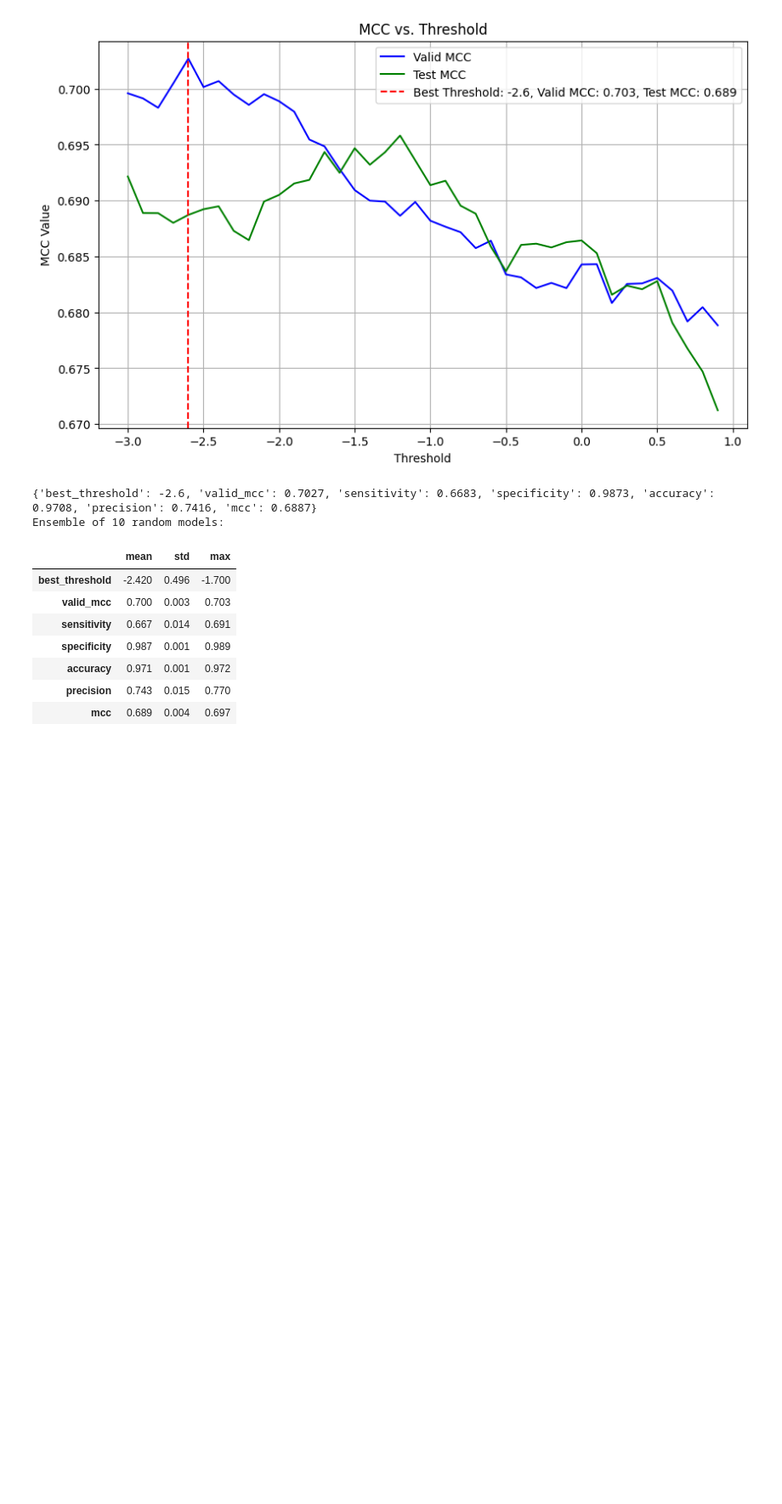
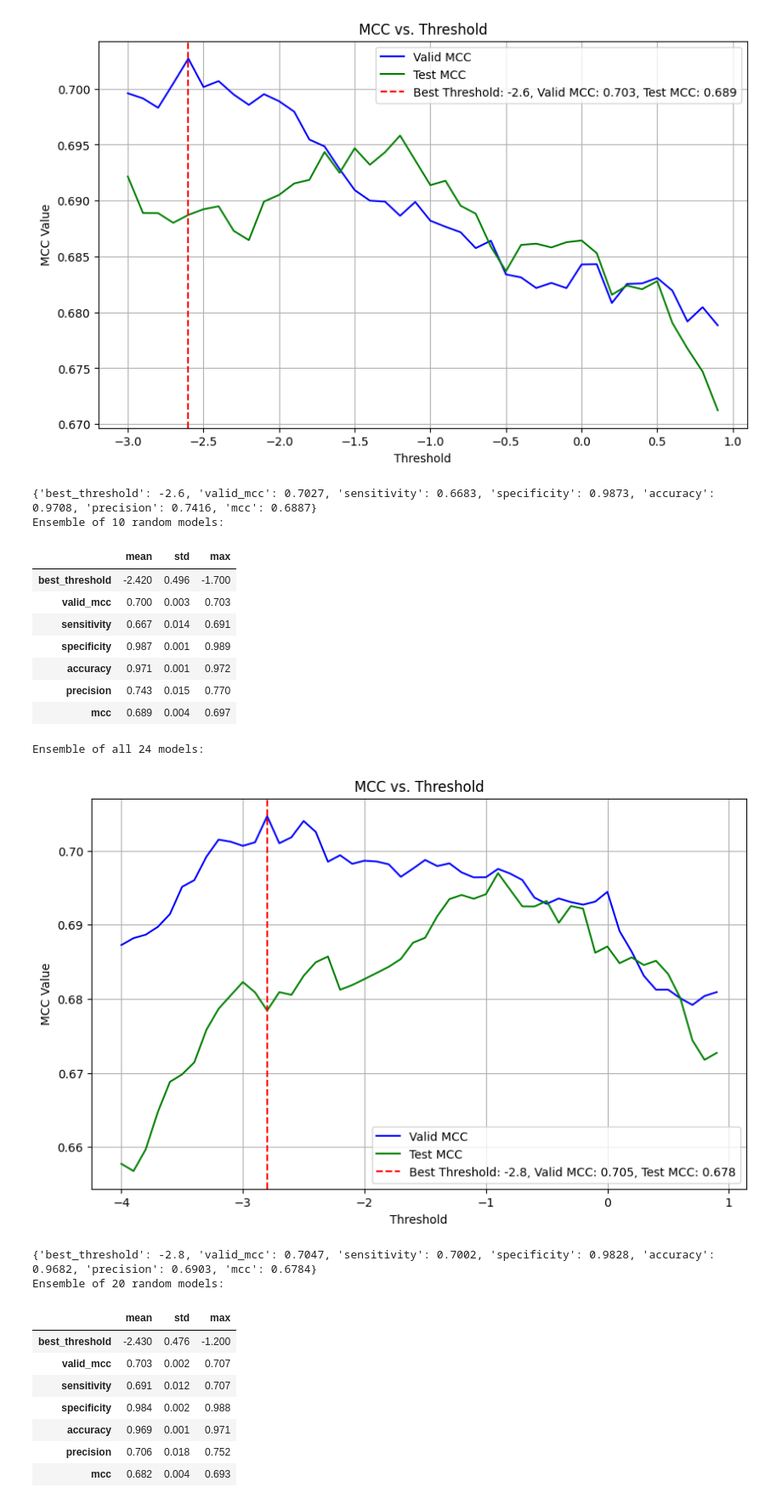
Before and after one commit to dlwocks31/atpbind, a Jupyter notebook: rus/mean_ensemble_csv.ipynb, the cells around one changed output. Shown at 85% size. Cells and saved outputs as stored; diff of their text form; code cells hidden in the pictures; blank space fills up the shorter version.

```diff
--- a/rus/mean_ensemble_csv.ipynb
+++ b/rus/mean_ensemble_csv.ipynb
@@ -353,3 +355,18 @@ Ensemble of 10 random models:
 | accuracy | 0.971 | 0.001 | 0.972 |
 | precision | 0.743 | 0.015 | 0.770 |
 | mcc | 0.689 | 0.004 | 0.697 |
+# %%
+summarize_prefix(['v034'], n=20, plot=True, start=-4, end=1, seed_start=0, seed_end=40)
+# %% [output]
+Ensemble of all 24 models:
+[figure, added]
+{'best_threshold': -2.8, 'valid_mcc': 0.7047, 'sensitivity': 0.7002, 'specificity': 0.9828, 'accuracy': 0.9682, 'precision': 0.6903, 'mcc': 0.6784}
+Ensemble of 20 random models:
+|  | mean | std | max |
+| best_threshold | -2.430 | 0.476 | -1.200 |
+| valid_mcc | 0.703 | 0.002 | 0.707 |
+| sensitivity | 0.691 | 0.012 | 0.707 |
+| specificity | 0.984 | 0.002 | 0.988 |
+| accuracy | 0.969 | 0.001 | 0.971 |
+| precision | 0.706 | 0.018 | 0.752 |
+| mcc | 0.682 | 0.004 | 0.693 |
```
Also changed, not shown: parts of 5 cells of this notebook, 7 other files.
